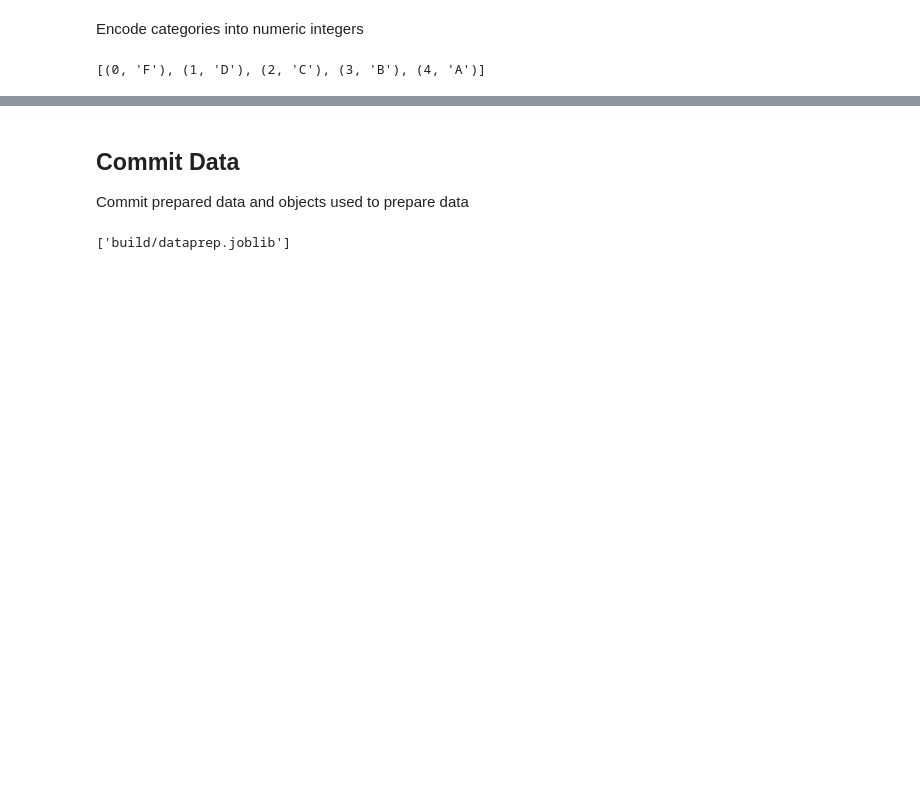
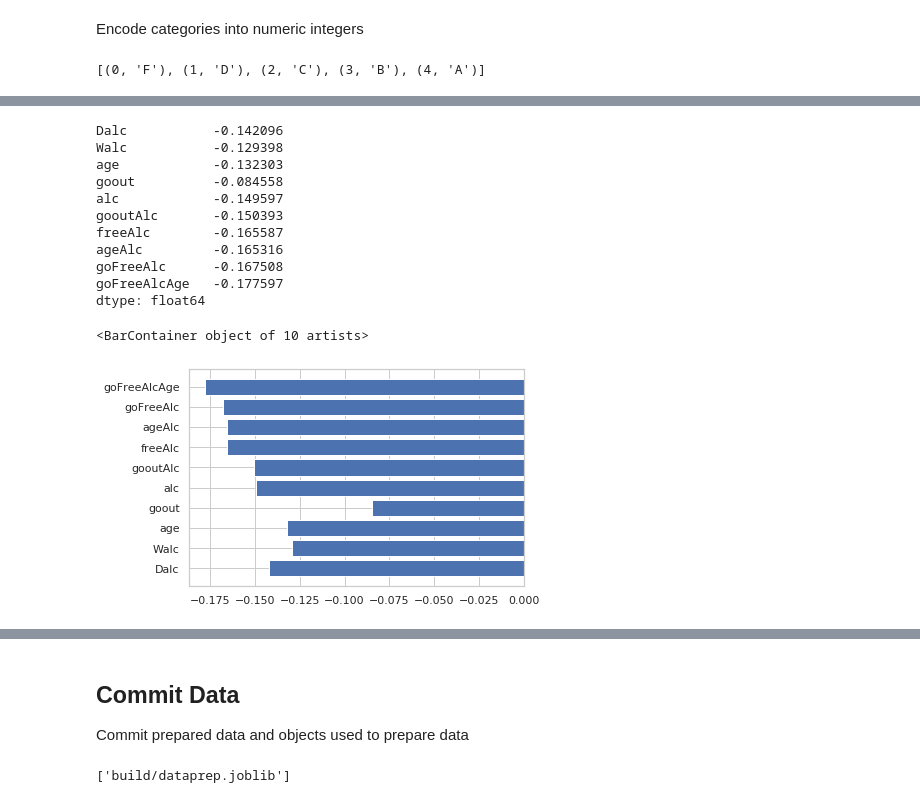
Before and after one commit to mrzzy/np-pa-assign, a Jupyter notebook: dataprep.ipynb, the cells around one changed output, grey strips where cells are left out. Cells and saved outputs as stored; diff of their text form; code cells hidden in the pictures; blank space fills up the shorter version.

```diff
--- a/dataprep.ipynb
+++ b/dataprep.ipynb
@@ -192,0 +145,27 @@ train_grades, test_grades = final_grades[train_idxs], final_grades[test_idxs]
+# %%
+df["alc"] = (df["Dalc"] + df["Walc"])
+df["freeAlc"] = df["alc"] * df["freetime"]
+df["gooutAlc"] = df["alc"] * df["goout"]
+df["ageAlc"] = df["age"] * df["alc"]
+df["goFreeAlc"] = df["goout"] * df["freetime"] * df["alc"]
+df["goFreeAlcAge"] = df["goout"] * df["freetime"] * df["alc"] * df["age"]
+
+correlations = df.loc[:, ["Dalc", "Walc", "age", "goout", "alc",
+                          "gooutAlc", "freeAlc", "ageAlc", "goFreeAlc",
+                          "goFreeAlcAge"]].corrwith(train_scores)
+print(correlations)
+plt.barh(correlations.index, correlations)
+# %% [output]
+Dalc           -0.142096
+Walc           -0.129398
+age            -0.132303
+goout          -0.084558
+alc            -0.149597
+gooutAlc       -0.150393
+freeAlc        -0.165587
+ageAlc         -0.165316
+goFreeAlc      -0.167508
+goFreeAlcAge   -0.177597
+dtype: float64
+<BarContainer object of 10 artists>
+[figure, added]
```
Also changed, not shown: parts of 50 cells of this notebook, 3 other files.
